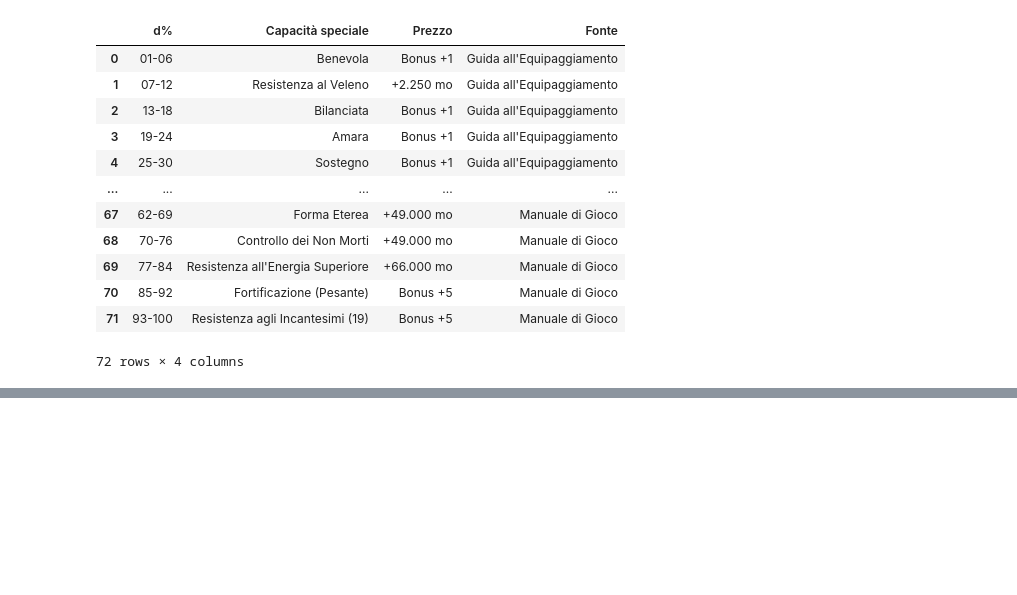
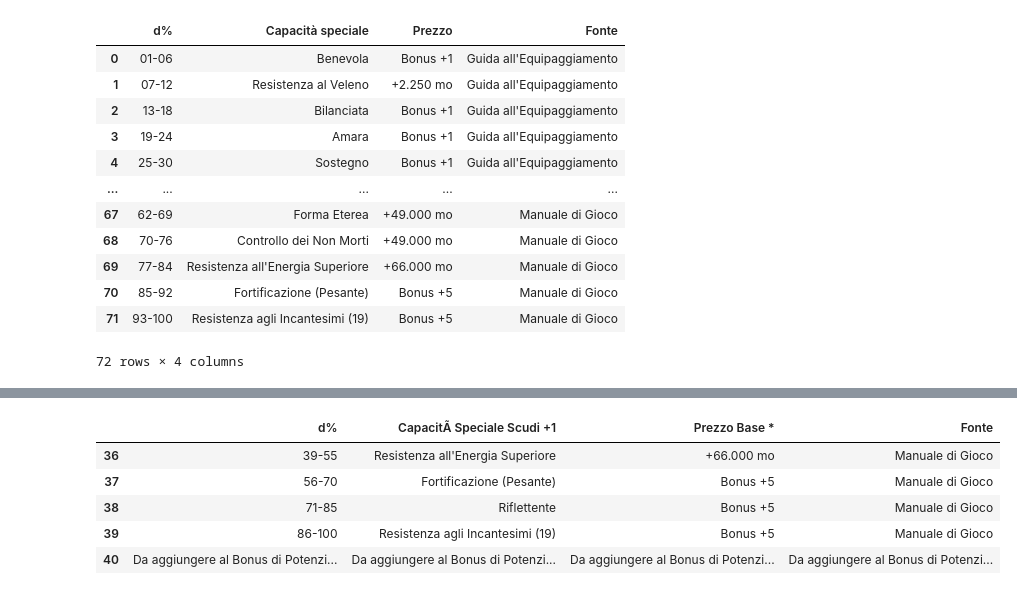
Before and after one commit to mattiafalco/Pathfinder---Magic-Item-Generator, a Jupyter notebook: Cleaning.ipynb, the cells around one changed output, grey strips where cells are left out. Cells and saved outputs as stored; diff of their text form; code cells hidden in the pictures; blank space fills up the shorter version.

```diff
--- a/Cleaning.ipynb
+++ b/Cleaning.ipynb
@@ -355,0 +358,3 @@ save_data(arm_cap_df, 'Armature', names)
+# %%
+scd_cap_df = pd.read_csv('data/Armature Magiche_4.csv')
+scd_cap_df.head()
@@ -355,0 +368,12 @@ save_data(arm_cap_df, 'Armature', names)
+# %%
+# clean 'd%'
+scd_cap_df['d%'] = scd_cap_df['d%'].str.replace('â', '-')
+# %%
+scd_cap_df.tail()
+# %% [output]
+|  | d% | CapacitÃ Speciale Scudi +1 | Prezzo Base * | Fonte |
+| 36 | 39-55 | Resistenza all'Energia Superiore | +66.000 mo | Manuale di Gioco |
+| 37 | 56-70 | Fortificazione (Pesante) | Bonus +5 | Manuale di Gioco |
+| 38 | 71-85 | Riflettente | Bonus +5 | Manuale di Gioco |
+| 39 | 86-100 | Resistenza agli Incantesimi (19) | Bonus +5 | Manuale di Gioco |
+| 40 | Da aggiungere al Bonus di Potenzi... | Da aggiungere al Bonus di Potenzi... | Da aggiungere al Bonus di Potenzi... | Da aggiungere al Bonus di Potenzi... |
```
Also changed, not shown: parts of 12 cells of this notebook, 11 other files.
